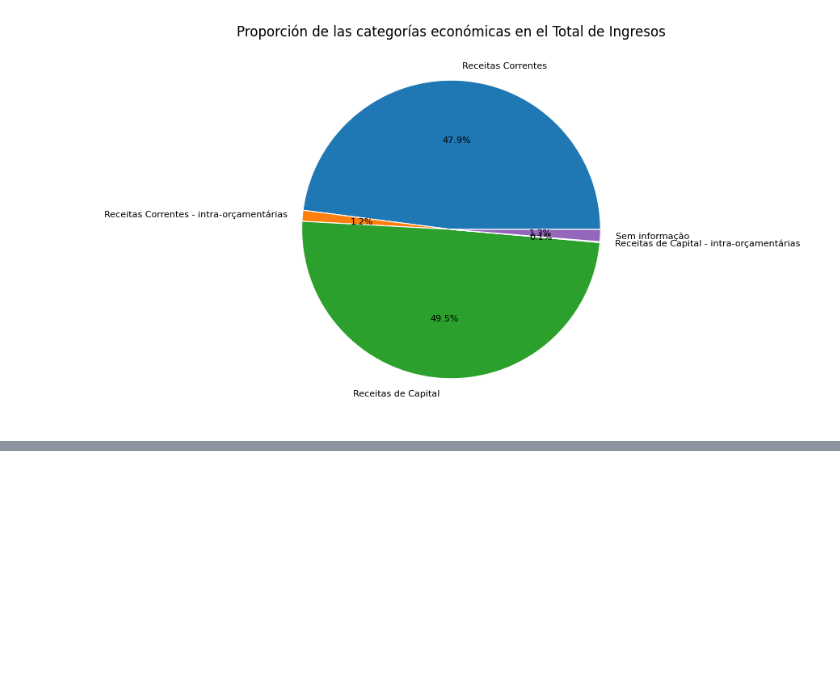
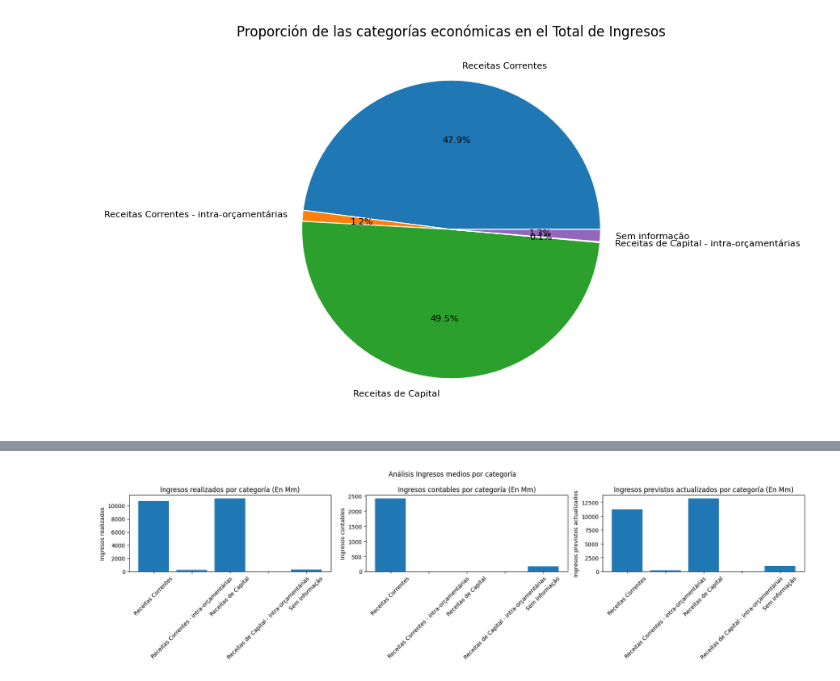
Before and after one commit to jgilsu11/Proyecto2-EDA-Ingresos-Brasil, a Jupyter notebook: EDAs individual y conjunto.ipynb, the cells around one changed output, grey strips where cells are left out. Cells and saved outputs as stored; diff of their text form; code cells hidden in the pictures; blank space fills up the shorter version.

```diff
--- a/EDAs individual y conjunto.ipynb
+++ b/EDAs individual y conjunto.ipynb
@@ -1032,0 +1107,20 @@ Passing `palette` without assigning `hue` is deprecated and will be removed in v
+# %%
+fig, axes = plt.subplots(nrows=1, ncols=3, figsize= (18,5))
+axes[0].bar(df_cat_ingresosre['categoria econômica'], df_cat_ingresosre['valor realizado'])
+axes[0].set_title('Ingresos realizados por categoría (En Mm)')
+axes[0].set_xticklabels(df_cat_ingresosre['categoria econômica'], rotation=45)
+axes[0].set_ylabel('Ingresos realizados')
+
+axes[1].bar(df_cat_ingresosla['categoria econômica'], df_cat_ingresosla['valor lançado'])
+axes[1].set_title('Ingresos contables por categoría (En Mm)')
+axes[1].set_xticklabels(df_cat_ingresosla['categoria econômica'], rotation=45)
+axes[1].set_ylabel('Ingresos contables')
+
+axes[2].bar(df_cat_ingresos['categoria econômica'], df_cat_ingresos['valor previsto atualizado'])
+axes[2].set_title('Ingresos previstos actualizados por categoría (En Mm)')
+axes[2].set_xticklabels(df_cat_ingresos['categoria econômica'], rotation=45)
+axes[2].set_ylabel('Ingresos previstos actualizados')
+plt.suptitle("Análisis Ingresos medios por categoría")
+plt.tight_layout();
+# %% [output]
+[figure, added]
```
Also changed, not shown: parts of 21 cells of this notebook.
